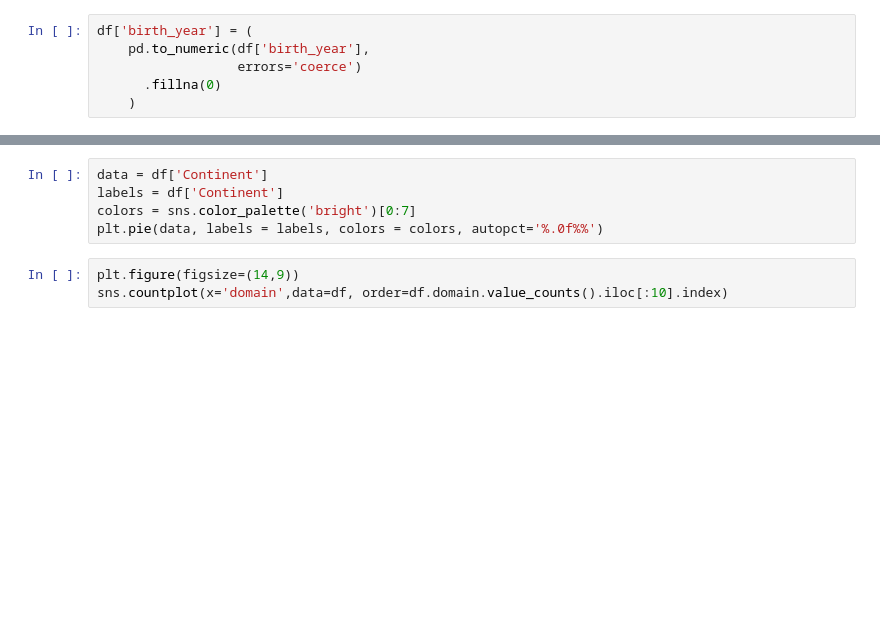
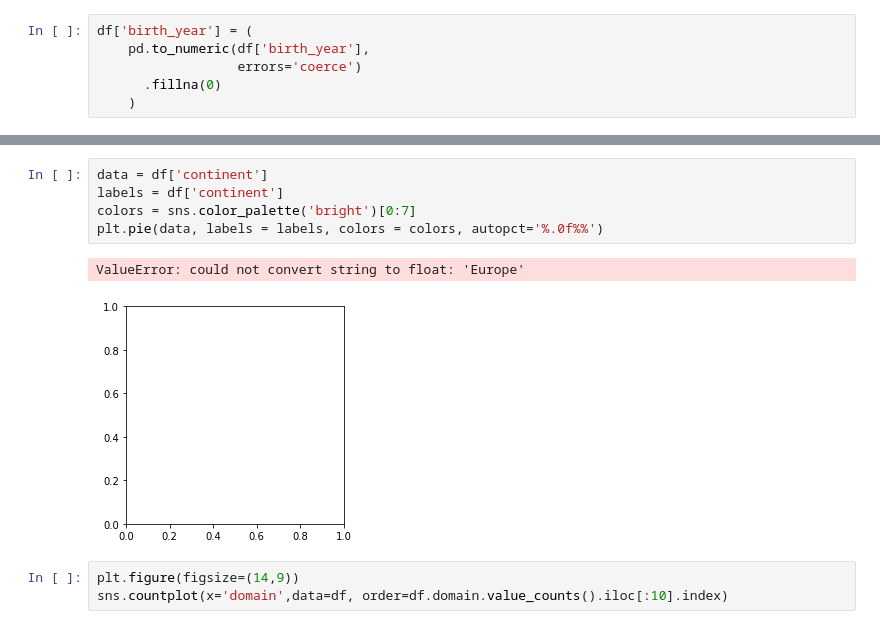
Before and after one commit to ShubhamBhut/Project-Insight, a Jupyter notebook: pantheon.ipynb, the cells around one changed output, grey strips where cells are left out. Drawn from its saved outputs; the diff is of its cells as text; blank space fills up the shorter version.

```diff
--- a/pantheon.ipynb
+++ b/pantheon.ipynb
@@ -40,8 +153,11 @@ sns.countplot(x='country',data=df, order=df.country.value_counts().iloc[:10].ind
 # %%
-data = df['Continent']
-labels = df['Continent']
+data = df['continent']
+labels = df['continent']
 colors = sns.color_palette('bright')[0:7]
 plt.pie(data, labels = labels, colors = colors, autopct='%.0f%%')
+# %% [output]
+ValueError: could not convert string to float: 'Europe'
+[figure, added]
 # %%
 plt.figure(figsize=(14,9))
 sns.countplot(x='domain',data=df, order=df.domain.value_counts().iloc[:10].index)
```
Also changed, not shown: parts of 22 cells of this notebook.
